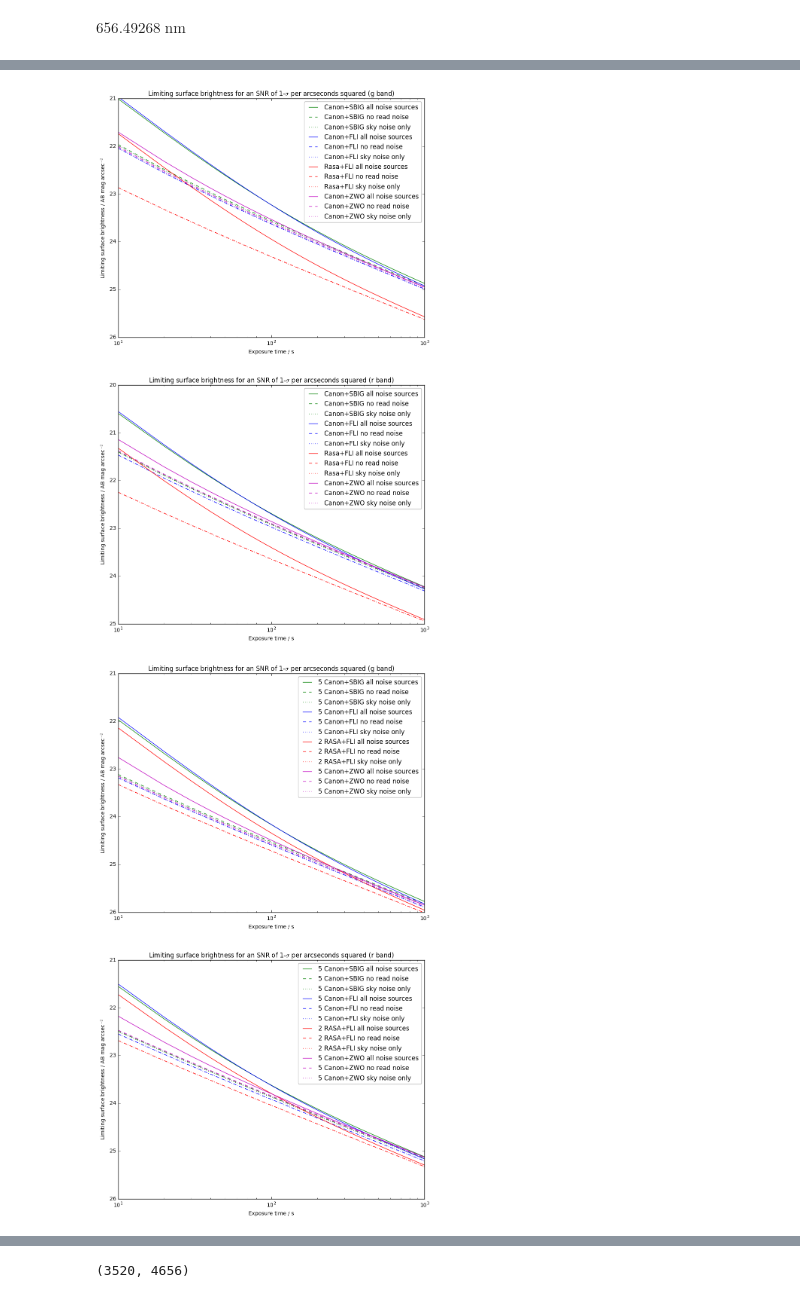
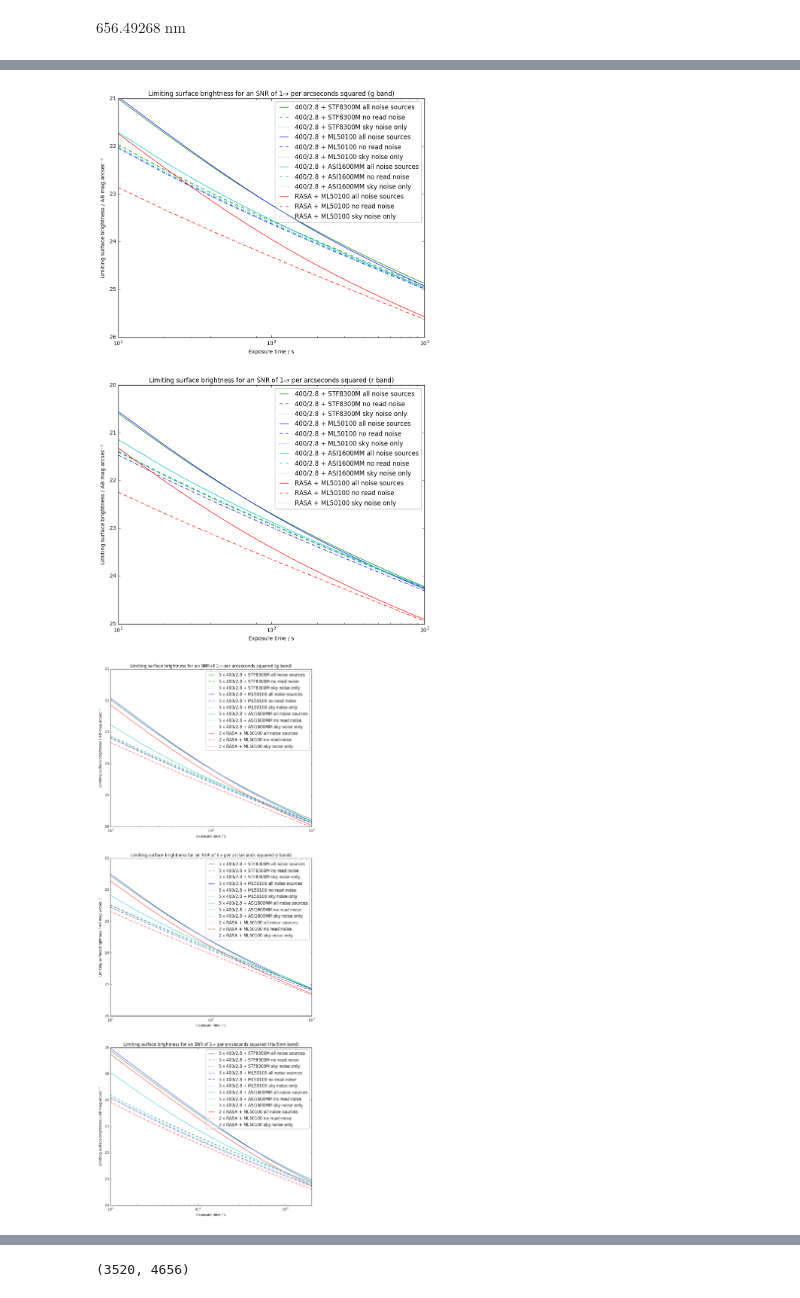
Before and after one commit to AnthonyHorton/signal-to-noise, a Jupyter notebook: Huntsman SNR.ipynb, the cells around one changed output, grey strips where cells are left out. Cells and saved outputs as stored; diff of their text form; code cells hidden in the pictures.

Commit message:
tidied things up (like plot titles and stuff)

```diff
--- a/Huntsman SNR.ipynb
+++ b/Huntsman SNR.ipynb
@@ -289,10 +289,10 @@ canon_sbig_Ha5.pivot_wave
 # %% [output]
 $656.49268 \; \mathrm{nm}$
 # %%
-def calculate_limits(imager, snr_calc, snr_value, number=1, value=True):
+def calculate_limits(imager, snr_calc, snr_value, number=1, value=True, no_extension=True):
     if not isinstance(imager, snr.Imager):
         raise ValueError("imager must be an instance of the Imager class")
-    exptime = np.arange(10,1001,10) * u.second
+    exptime = np.arange(10,1001 if no_extension else 2001 ,10) * u.second
     limit_all= u.Quantity([imager.SB_limit(t if value else 28*u.hour, snr_target=snr_value, sub_exp_time=t, snr_calculation=snr_calc, N=number) for t in exptime])
     limit_noread= u.Quantity([imager.SB_limit(t if value else 28*u.hour, snr_target=snr_value, sub_exp_time=t, snr_calculation=snr_calc, N=number, enable_read_noise=False) for t in exptime])
     limit_skyonly= u.Quantity([imager.SB_limit(t if value else 28*u.hour, snr_target=snr_value, sub_exp_time=t, snr_calculation=snr_calc, N=number, enable_read_noise=False, enable_dark_noise=False) \
@@ -319,25 +319,29 @@ ts, lr3, lrr3, lri3 = calculate_limits(canon_zwo_r, 'per arcseconds squared', 1.
 # %%
 ts, pg, pgr, pgi = calculate_limits(canon_sbig_g, 'per arcseconds squared', 1.0, 5)
 ts, pr, prr, pri = calculate_limits(canon_sbig_r, 'per arcseconds squared', 1.0, 5)
+tsh, ph, phr, phi = calculate_limits(canon_sbig_Ha5,'per arcseconds squared', 1.0, 5, no_extension=False)
 ts, pg1, pgr1, pgi1 = calculate_limits(canon_fli_g,'per arcseconds squared', 1.0, 5)
 ts, pr1, prr1, pri1 = calculate_limits(canon_fli_r,'per arcseconds squared', 1.0, 5)
+tsh, ph1, phr1, phi1 = calculate_limits(canon_fli_Ha5,'per arcseconds squared', 1.0, 5, no_extension=False)
 ts, pg2, pgr2, pgi2 = calculate_limits(rasa_fli_g,'per arcseconds squared', 1.0, 2)
 ts, pr2, prr2, pri2 = calculate_limits(rasa_fli_r,'per arcseconds squared', 1.0, 2)
+tsh, ph2, phr2, phi2 = calculate_limits(rasa_fli_Ha5,'per arcseconds squared', 1.0, 2, no_extension=False)
 ts, pg3, pgr3, pgi3 = calculate_limits(canon_zwo_g, 'per arcseconds squared', 1.0, 5)
 ts, pr3, prr3, pri3 = calculate_limits(canon_zwo_r, 'per arcseconds squared', 1.0, 5)
+tsh, ph3, phr3, phi3 = calculate_limits(canon_zwo_Ha5,'per arcseconds squared', 1.0, 5, no_extension=False)
 # %%
 ts, qg, qgr, qgi = calculate_limits(canon_sbig_g, 'per arcseconds squared', 1.0, 5, False)
 ts, qr, qrr, qri = calculate_limits(canon_sbig_r, 'per arcseconds squared', 1.0, 5, False)
-ts, qh, qhr, qhi = calculate_limits(canon_sbig_Ha5, 'per arcseconds squared', 1.0, 5, False)
+tsh, qh, qhr, qhi = calculate_limits(canon_sbig_Ha5, 'per arcseconds squared', 1.0, 5, False, False)
 ts, qg1, qgr1, qgi1 = calculate_limits(canon_fli_g,'per arcseconds squared', 1.0, 5, False)
 ts, qr1, qrr1, qri1 = calculate_limits(canon_fli_r,'per arcseconds squared', 1.0, 5, False)
-ts, qh1, qhr1, qhi1 = calculate_limits(canon_fli_Ha5,'per arcseconds squared', 1.0, 5, False)
+tsh, qh1, qhr1, qhi1 = calculate_limits(canon_fli_Ha5,'per arcseconds squared', 1.0, 5, False, False)
 ts, qg2, qgr2, qgi2 = calculate_limits(rasa_fli_g,'per arcseconds squared', 1.0, 2, False)
 ts, qr2, qrr2, qri2 = calculate_limits(rasa_fli_r,'per arcseconds squared', 1.0, 2, False)
-ts, qh2, qhr2, qhi2 = calculate_limits(rasa_fli_Ha5,'per arcseconds squared', 1.0, 2, False)
+tsh, qh2, qhr2, qhi2 = calculate_limits(rasa_fli_Ha5,'per arcseconds squared', 1.0, 2, False, False)
 ts, qg3, qgr3, qgi3 = calculate_limits(canon_zwo_g, 'per arcseconds squared', 1.0, 5, False)
 ts, qr3, qrr3, qri3 = calculate_limits(canon_zwo_r, 'per arcseconds squared', 1.0, 5, False)
-ts, qh3, qhr3, qhi3 = calculate_limits(canon_zwo_Ha5, 'per arcseconds squared', 1.0, 5, False)
+tsh, qh3, qhr3, qhi3 = calculate_limits(canon_zwo_Ha5, 'per arcseconds squared', 1.0, 5, False, False)
 # %% [output]
 Rounding up total exposure time to next integer multiple of sub-exposure time: 100870.0 s
 Rounding up total exposure time to next integer multiple of sub-exposure time: 100880.0 s
@@ -390,13 +394,13 @@ plt.savefig('sensitivityplot.png')
 # %%
 
-sensitivity_plot(ts, lg, lgr, lgi, 1, 'g', 'Canon+SBIG')
-sensitivity_plot(ts, lr, lrr, lri, 2, 'g', 'Canon+SBIG')
-sensitivity_plot(ts, lg1, lgr1, lgi1, 1, 'b', 'Canon+FLI')
-sensitivity_plot(ts, lr1, lrr1, lri1, 2, 'b', 'Canon+FLI')
-sensitivity_plot(ts, lg2, lgr2, lgi2, 1, 'r', 'Rasa+FLI')
-sensitivity_plot(ts, lr2, lrr2, lri2, 2, 'r', 'Rasa+FLI')
-sensitivity_plot(ts, lg3, lgr3, lgi3, 1, 'm', 'Canon+ZWO')
-sensitivity_plot(ts, lr3, lrr3, lri3, 2, 'm', 'Canon+ZWO')
+sensitivity_plot(ts, lg, lgr, lgi, 1, 'g', '400/2.8 + STF8300M')
+sensitivity_plot(ts, lr, lrr, lri, 2, 'g', '400/2.8 + STF8300M')
+sensitivity_plot(ts, lg1, lgr1, lgi1, 1, 'b', '400/2.8 + ML50100')
+sensitivity_plot(ts, lr1, lrr1, lri1, 2, 'b', '400/2.8 + ML50100')
+sensitivity_plot(ts, lg3, lgr3, lgi3, 1, 'c', '400/2.8 + ASI1600MM')
+sensitivity_plot(ts, lr3, lrr3, lri3, 2, 'c', '400/2.8 + ASI1600MM')
+sensitivity_plot(ts, lg2, lgr2, lgi2, 1, 'r', 'RASA + ML50100')
+sensitivity_plot(ts, lr2, lrr2, lri2, 2, 'r', 'RASA + ML50100')
 plt.subplot(2,1,1)
 plt.ylim(26,21)
 plt.xlabel('Exposure time / s')
@@ -412,31 +416,41 @@ plt.legend(loc='best', fancybox=True, framealpha=0.3)
 plt.gcf().set_size_inches(10.5,18)
 plt.savefig('sensitivityplot1.png')
 # %% [output]
-[figure, old version]
+[figure, new version]
 # %%
-
-sensitivity_plot(ts, pg, pgr, pgi, 1, 'g', '5 Canon+SBIG')
-sensitivity_plot(ts, pr, prr, pri, 2, 'g', '5 Canon+SBIG')
-sensitivity_plot(ts, pg1, pgr1, pgi1, 1, 'b', '5 Canon+FLI')
-sensitivity_plot(ts, pr1, prr1, pri1, 2, 'b', '5 Canon+FLI')
-sensitivity_plot(ts, pg2, pgr2, pgi2, 1, 'r', '2 RASA+FLI')
-sensitivity_plot(ts, pr2, prr2, pri2, 2, 'r', '2 RASA+FLI')
-sensitivity_plot(ts, pg3, pgr3, pgi3, 1, 'm', '5 Canon+ZWO')
-sensitivity_plot(ts, pr3, prr3, pri3, 2, 'm', '5 Canon+ZWO')
-plt.subplot(2,1,1)
+sensitivity_plot(ts, pg, pgr, pgi, 1, 'g', '5 x 400/2.8 + STF8300M', 3)
+sensitivity_plot(ts, pr, prr, pri, 2, 'g', '5 x 400/2.8 + STF8300M', 3)
+sensitivity_plot(tsh, ph, phr, phi, 3, 'g', '5 x 400/2.8 + STF8300M', 3)
+sensitivity_plot(ts, pg1, pgr1, pgi1, 1, 'b', '5 x 400/2.8 + ML50100', 3)
+sensitivity_plot(ts, pr1, prr1, pri1, 2, 'b', '5 x 400/2.8 + ML50100', 3)
+sensitivity_plot(tsh, ph1, phr1, phi1, 3, 'b', '5 x 400/2.8 + ML50100', 3)
+sensitivity_plot(ts, pg3, pgr3, pgi3, 1, 'c', '5 x 400/2.8 + ASI1600MM', 3)
+sensitivity_plot(ts, pr3, prr3, pri3, 2, 'c', '5 x 400/2.8 + ASI1600MM', 3)
+sensitivity_plot(tsh, ph3, phr3, phi3, 3, 'c', '5 x 400/2.8 + ASI1600MM', 3)
+sensitivity_plot(ts, pg2, pgr2, pgi2, 1, 'r', '2 x RASA + ML50100', 3)
+sensitivity_plot(ts, pr2, prr2, pri2, 2, 'r', '2 x RASA + ML50100', 3)
+sensitivity_plot(tsh, ph2, phr2, phi2, 3, 'r', '2 x RASA + ML50100', 3)
+plt.subplot(3,1,1)
 plt.ylim(26,21)
 plt.xlabel('Exposure time / s')
 plt.ylabel('Limiting surface brightness / AB mag arcsec$^{-2}$')
 plt.title('Limiting surface brightness for an SNR of 1-$\sigma$ per arcseconds squared (g band)')
 plt.legend(loc='upper right', fancybox=True, framealpha=0.3)
-plt.subplot(2,1,2)
+plt.subplot(3,1,2)
 plt.ylim(26,21)
 plt.xlabel('Exposure time / s')
 plt.ylabel('Limiting surface brightness / AB mag arcsec$^{-2}$')
 plt.title('Limiting surface brightness for an SNR of 1-$\sigma$ per arcseconds squared (r band)')
 plt.legend(loc='best', fancybox=True, framealpha=0.3)
-plt.gcf().set_size_inches(10.5,18)
+plt.subplot(3,1,3)
+plt.xlim(10, 2000)
+plt.ylim(24,18)
+plt.xlabel('Exposure time / s')
+plt.ylabel('Limiting surface brightness / AB mag arcsec$^{-2}$')
+plt.title('Limiting surface brightness for an SNR of 1-$\sigma$ per arcseconds squared (Ha-5nm band)')
+plt.legend(loc='best', fancybox=True, framealpha=0.3)
+plt.gcf().set_size_inches(10.5,28)
 plt.savefig('sensitivityplot2.png')
 # %% [output]
-[figure, old version]
+[figure, new version]
 # %%
```
Also changed, not shown: parts of 7 cells of this notebook, 7 other files.
